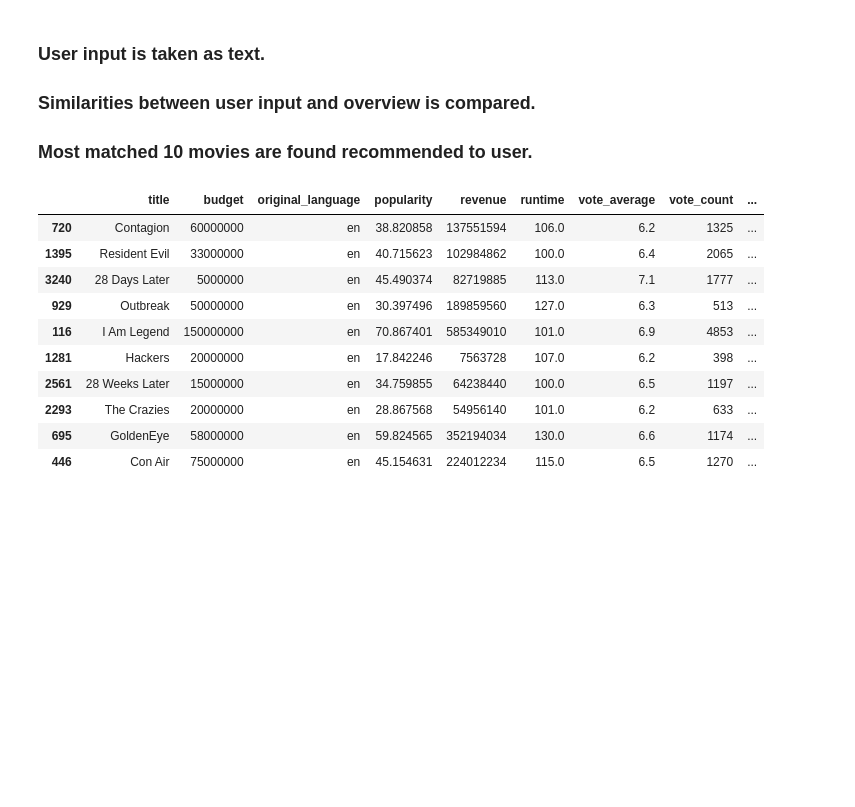
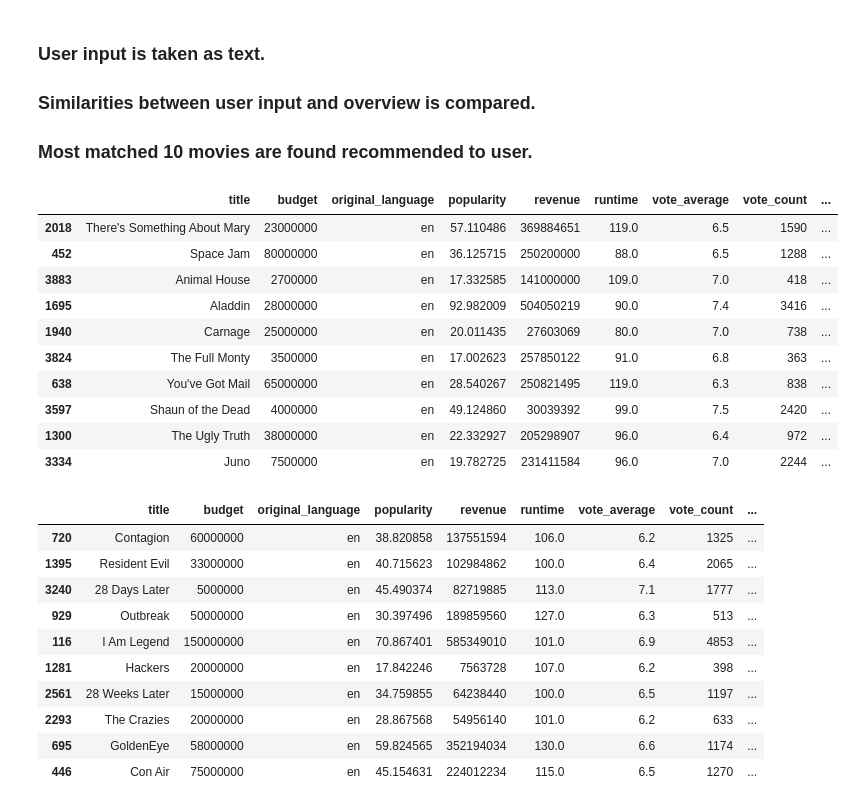
Before and after one commit to doruktopcu/MoviesRecommenderSystemProject, a Jupyter notebook: movie-recommender.ipynb, the cells around one changed output. Drawn from its saved outputs; the diff is of its cells as text; code cells hidden in the pictures; blank space fills up the shorter version.

```diff
--- a/movie-recommender.ipynb
+++ b/movie-recommender.ipynb
@@ -366,6 +366,20 @@ vote_count = 100):
 
 
     return df_sorted
+# %%
+user_input_recommender(movies_clean, user_input="Cartoon Comedy", min_vote_avg=6.2).head(10)
+# %% [output]
+|  | title | budget | original_language | popularity | revenue | runtime | vote_average | vote_count | ... |
+| 2018 | There's Something About Mary | 23000000 | en | 57.110486 | 369884651 | 119.0 | 6.5 | 1590 | ... |
+| 452 | Space Jam | 80000000 | en | 36.125715 | 250200000 | 88.0 | 6.5 | 1288 | ... |
+| 3883 | Animal House | 2700000 | en | 17.332585 | 141000000 | 109.0 | 7.0 | 418 | ... |
+| 1695 | Aladdin | 28000000 | en | 92.982009 | 504050219 | 90.0 | 7.4 | 3416 | ... |
+| 1940 | Carnage | 25000000 | en | 20.011435 | 27603069 | 80.0 | 7.0 | 738 | ... |
+| 3824 | The Full Monty | 3500000 | en | 17.002623 | 257850122 | 91.0 | 6.8 | 363 | ... |
+| 638 | You've Got Mail | 65000000 | en | 28.540267 | 250821495 | 119.0 | 6.3 | 838 | ... |
+| 3597 | Shaun of the Dead | 4000000 | en | 49.124860 | 30039392 | 99.0 | 7.5 | 2420 | ... |
+| 1300 | The Ugly Truth | 38000000 | en | 22.332927 | 205298907 | 96.0 | 6.4 | 972 | ... |
+| 3334 | Juno | 7500000 | en | 19.782725 | 231411584 | 96.0 | 7.0 | 2244 | ... |
 # %%
 user_input_recommender(movies_clean, user_input="Virus outbreak pandemic", min_vote_avg=6.2).head(10)
 # %% [output]
```
Also changed, not shown: parts of 5 cells of this notebook.
